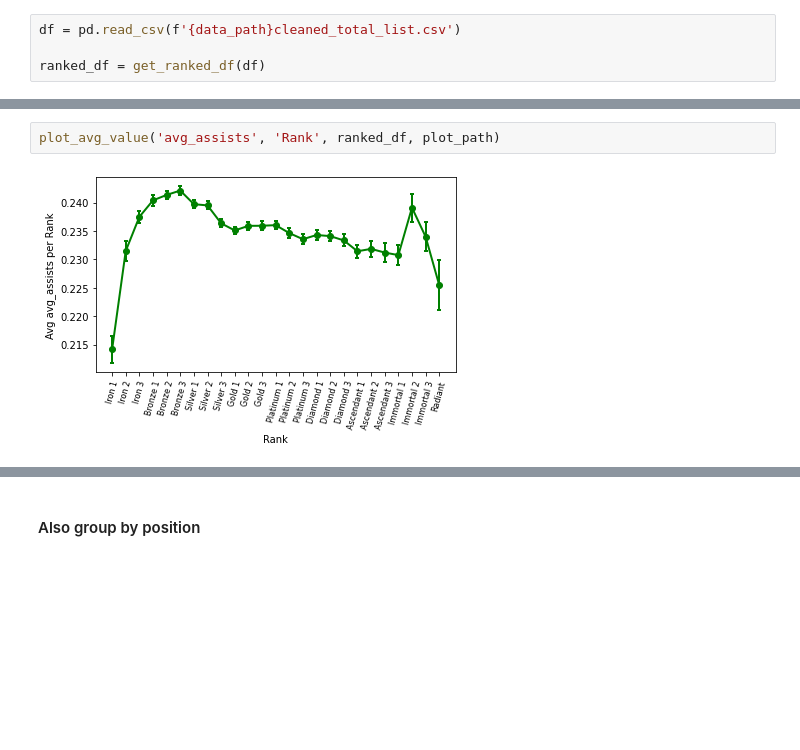
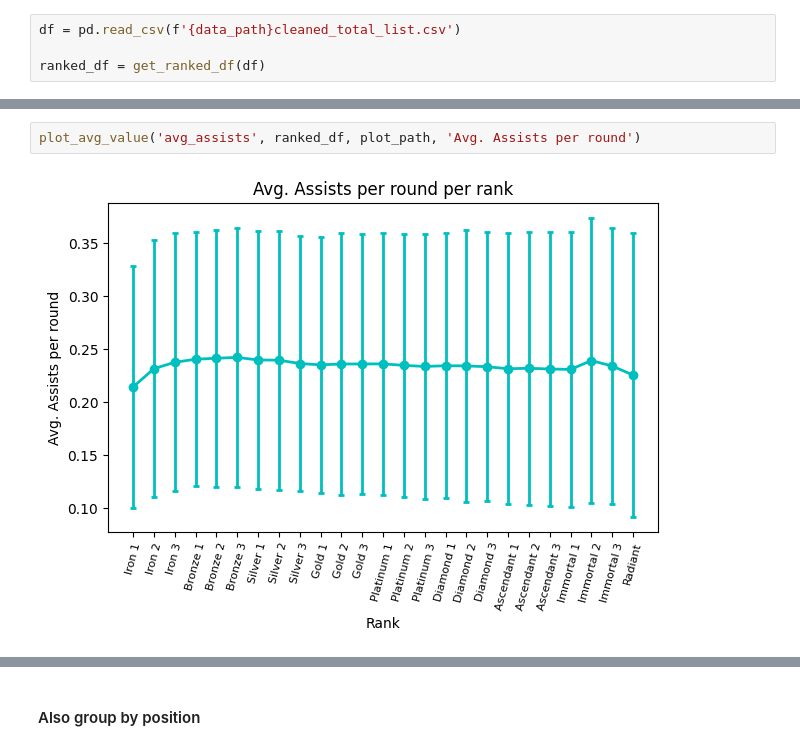
Before and after one commit to cgrant093/Valorant-Data-Project, a Jupyter notebook: src/feature_study.ipynb, the cells around one changed output, grey strips where cells are left out. Drawn from its saved outputs; the diff is of its cells as text; blank space fills up the shorter version.

```diff
--- a/src/feature_study.ipynb
+++ b/src/feature_study.ipynb
@@ -42,5 +42,5 @@ plot_avg_value('KD', 'Rank', ranked_df, plot_path)
 # %%
-plot_avg_value('avg_assists', 'Rank', ranked_df, plot_path)
+plot_avg_value('avg_assists', ranked_df, plot_path, 'Avg. Assists per round')
 # %% [output]
-[figure, old version]
+[figure, new version]
 # %%
```
Also changed, not shown: parts of 19 cells of this notebook, 45 other files.
